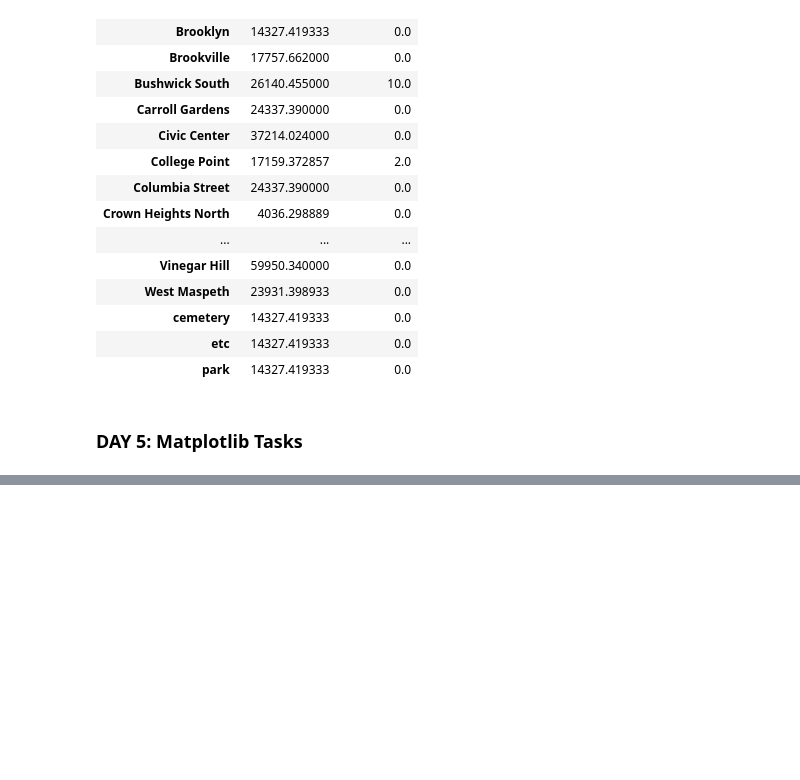
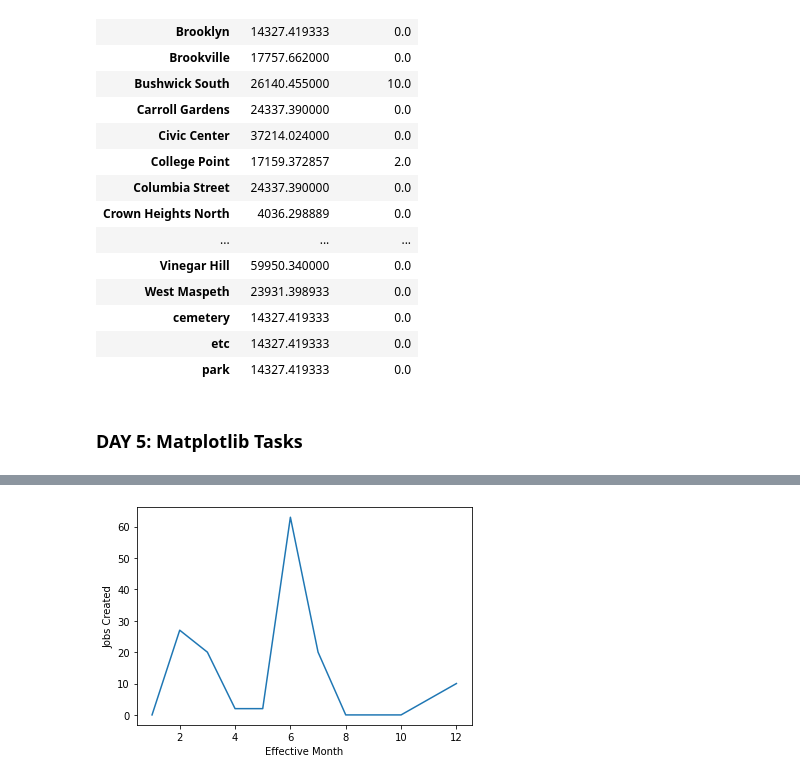
Before and after one commit to nimaim/binder-framework, a Jupyter notebook: work.ipynb, the cells around one changed output, grey strips where cells are left out. Cells and saved outputs as stored; diff of their text form; code cells hidden in the pictures; blank space fills up the shorter version.

```diff
--- a/work.ipynb
+++ b/work.ipynb
@@ -146,0 +157,13 @@ Type:      function
+# %%
+# Line plot of the total jobs created for each month
+
+df['Effective Date'] = pd.to_datetime(df['Effective Date'])
+df['Effective Month'] = df['Effective Date'].dt.month
+# %%
+df_month_jobs = df.groupby(['Effective Month'])['Job created'].sum()
+# %%
+plt.plot(df_month_jobs.index,df_month_jobs.values)
+plt.xlabel('Effective Month')
+plt.ylabel('Jobs Created');
+# %% [output]
+[figure, added]
```
Also changed, not shown: parts of 9 cells of this notebook.
